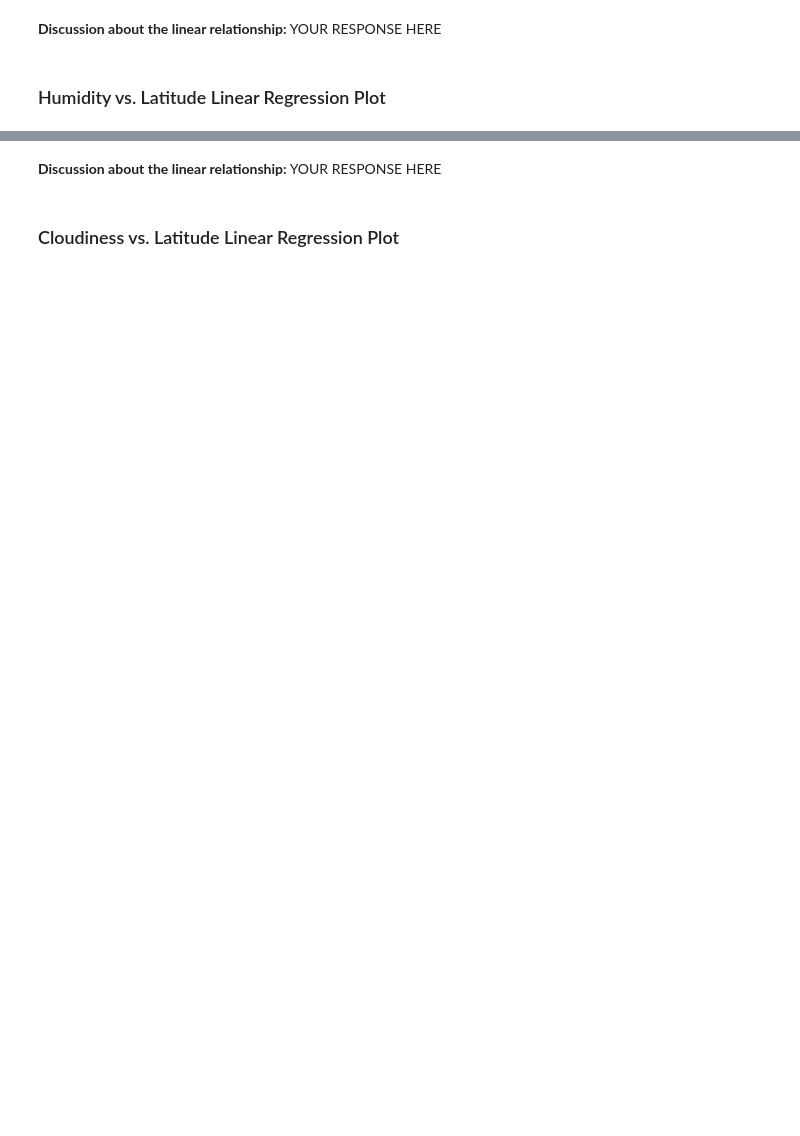
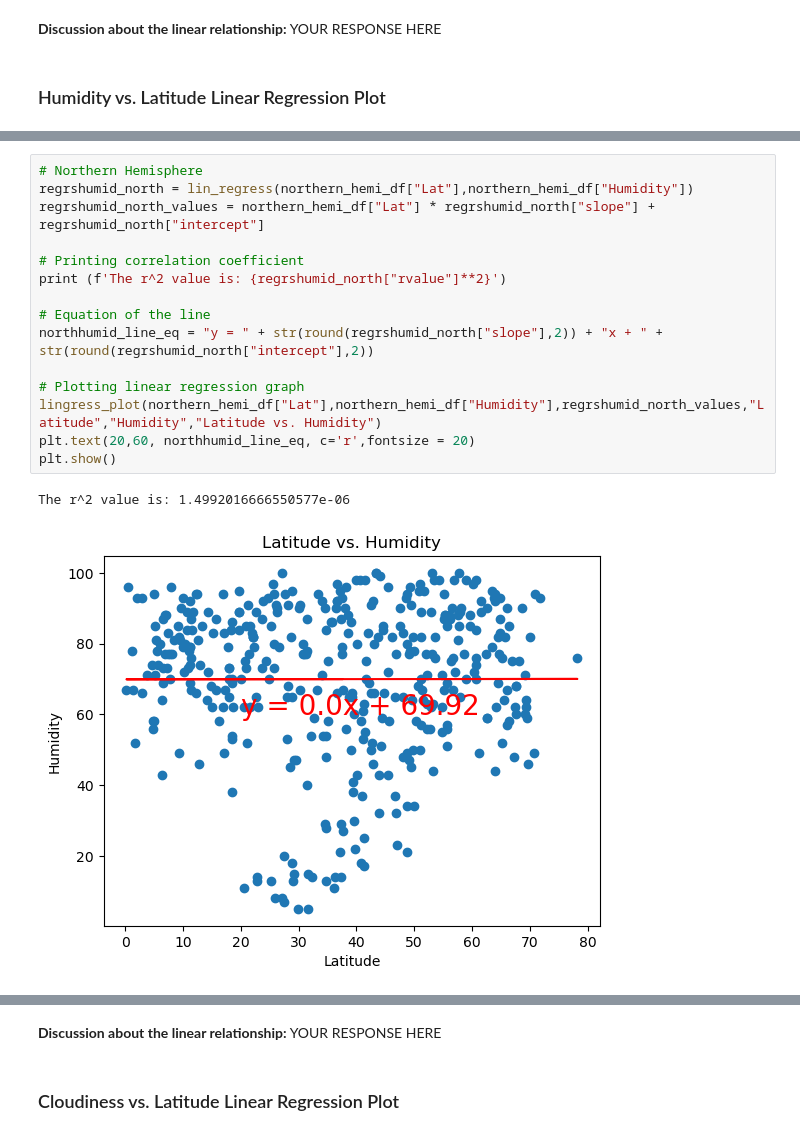
Before and after one commit to Kadeeza/python-api-challenge, a Jupyter notebook: WeatherPy/WeatherPy.ipynb, the cells around one changed output, grey strips where cells are left out. Saved outputs shown, nothing was run; the diff lists cells and outputs as text; blank space fills up the shorter version.

```diff
--- a/WeatherPy/WeatherPy.ipynb
+++ b/WeatherPy/WeatherPy.ipynb
@@ -406,0 +397,18 @@ The r^2-value is: 0.00014367159540169783
+# %%
+# Northern Hemisphere
+regrshumid_north = lin_regress(northern_hemi_df["Lat"],northern_hemi_df["Humidity"])
+regrshumid_north_values = northern_hemi_df["Lat"] * regrshumid_north["slope"] + regrshumid_north["intercept"]
+
+# Printing correlation coefficient
+print (f'The r^2 value is: {regrshumid_north["rvalue"]**2}')
+
+# Equation of the line
+northhumid_line_eq = "y = " + str(round(regrshumid_north["slope"],2)) + "x + " + str(round(regrshumid_north["intercept"],2))
+
+# Plotting linear regression graph
+lingress_plot(northern_hemi_df["Lat"],northern_hemi_df["Humidity"],regrshumid_north_values,"Latitude","Humidity","Latitude vs. Humidity")
+plt.text(20,60, northhumid_line_eq, c='r',fontsize = 20)
+plt.show()
+# %% [output]
+The r^2 value is: 1.4992016666550577e-06
+[figure, added]
```
Also changed, not shown: parts of 30 cells of this notebook, 6 other files.
